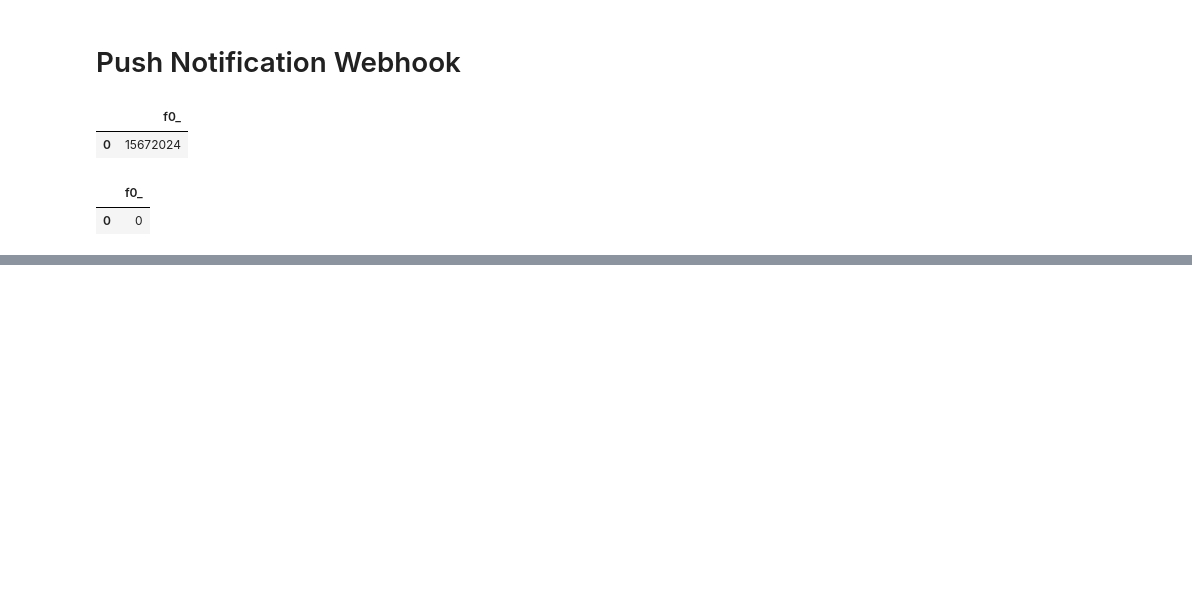
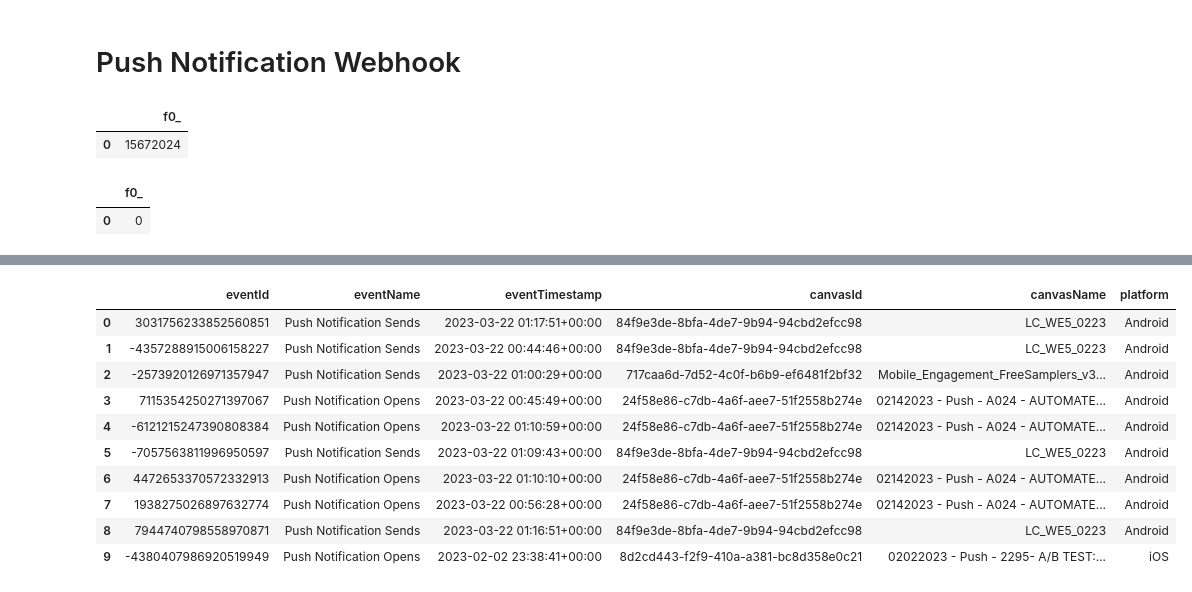
Before and after one commit to sandersli-nbc/CRM-Dashboard, a Jupyter notebook: test.ipynb, the cells around one changed output, grey strips where cells are left out. Saved outputs shown, nothing was run; the diff lists cells and outputs as text; code cells hidden in the pictures; blank space fills up the shorter version.

```diff
--- a/test.ipynb
+++ b/test.ipynb
@@ -1591,0 +1665,19 @@ AND eventname = 'Webhook Sends'
+# %%
+%%bigquery
+
+select eventId, eventName, eventTimestamp, canvasId, canvasName, platform
+from `nbcu-sdp-prod-003.sdp_persistent_views.BrazeMarketingView`
+WHERE eventName like 'Push%'
+limit 10
+# %% [output]
+|  | eventId | eventName | eventTimestamp | canvasId | canvasName | platform |
+| 0 | 3031756233852560851 | Push Notification Sends | 2023-03-22 01:17:51+00:00 | 84f9e3de-8bfa-4de7-9b94-94cbd2efcc98 | LC_WE5_0223 | Android |
+| 1 | -4357288915006158227 | Push Notification Sends | 2023-03-22 00:44:46+00:00 | 84f9e3de-8bfa-4de7-9b94-94cbd2efcc98 | LC_WE5_0223 | Android |
+| 2 | -2573920126971357947 | Push Notification Sends | 2023-03-22 01:00:29+00:00 | 717caa6d-7d52-4c0f-b6b9-ef6481f2bf32 | Mobile_Engagement_FreeSamplers_v3... | Android |
+| 3 | 7115354250271397067 | Push Notification Opens | 2023-03-22 00:45:49+00:00 | 24f58e86-c7db-4a6f-aee7-51f2558b274e | 02142023 - Push - A024 - AUTOMATE... | Android |
+| 4 | -6121215247390808384 | Push Notification Opens | 2023-03-22 01:10:59+00:00 | 24f58e86-c7db-4a6f-aee7-51f2558b274e | 02142023 - Push - A024 - AUTOMATE... | Android |
+| 5 | -7057563811996950597 | Push Notification Sends | 2023-03-22 01:09:43+00:00 | 84f9e3de-8bfa-4de7-9b94-94cbd2efcc98 | LC_WE5_0223 | Android |
+| 6 | 4472653370572332913 | Push Notification Opens | 2023-03-22 01:10:10+00:00 | 24f58e86-c7db-4a6f-aee7-51f2558b274e | 02142023 - Push - A024 - AUTOMATE... | Android |
+| 7 | 1938275026897632774 | Push Notification Opens | 2023-03-22 00:56:28+00:00 | 24f58e86-c7db-4a6f-aee7-51f2558b274e | 02142023 - Push - A024 - AUTOMATE... | Android |
+| 8 | 7944740798558970871 | Push Notification Sends | 2023-03-22 01:16:51+00:00 | 84f9e3de-8bfa-4de7-9b94-94cbd2efcc98 | LC_WE5_0223 | Android |
+| 9 | -4380407986920519949 | Push Notification Opens | 2023-02-02 23:38:41+00:00 | 8d2cd443-f2f9-410a-a381-bc8d358e0c21 | 02022023 - Push - 2295- A/B TEST:... | iOS |
```
Also changed, not shown: parts of 9 cells of this notebook, 26 other files.
